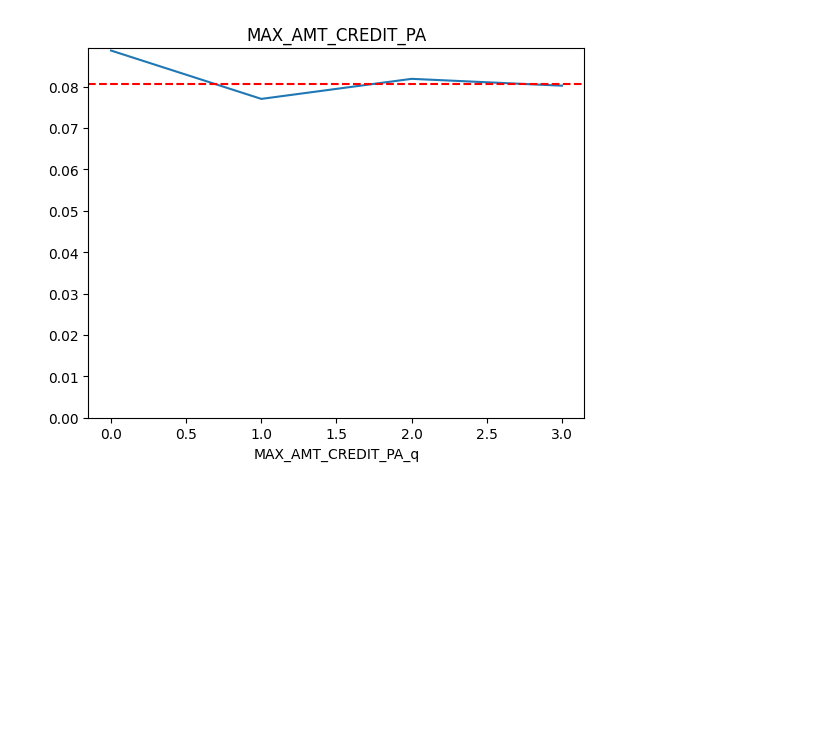
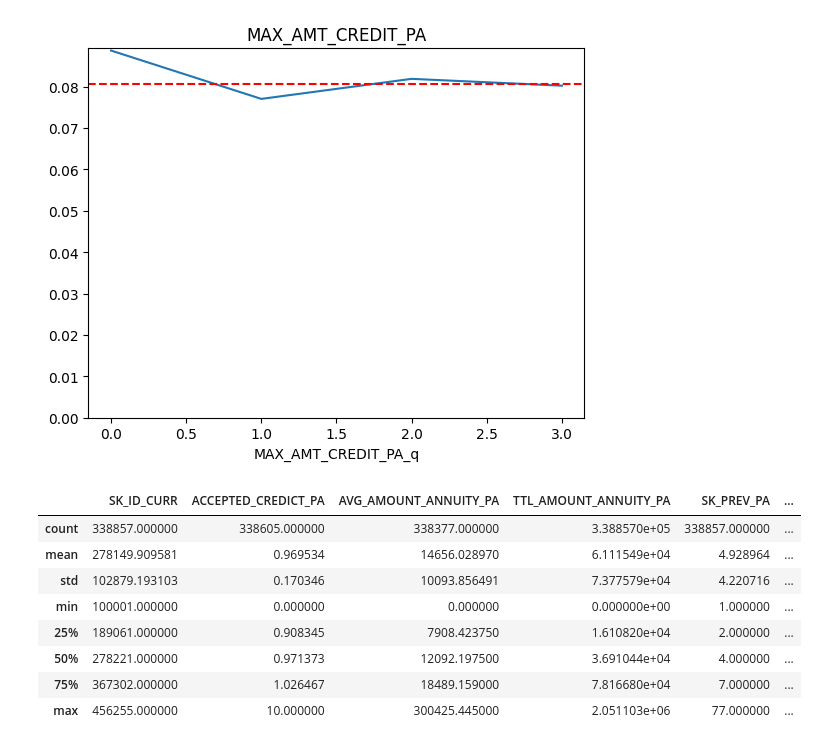
Before and after one commit to diegodinizf/loan_risk_prediction, a Jupyter notebook: notebook/feature_engineering/04-eda-prev-application.ipynb, the cells around one changed output. Cells and saved outputs as stored; diff of their text form; code cells hidden in the pictures; blank space fills up the shorter version.

```diff
--- a/notebook/feature_engineering/04-eda-prev-application.ipynb
+++ b/notebook/feature_engineering/04-eda-prev-application.ipynb
@@ -8,4 +8,4 @@ import numpy as np
 # %% [markdown]
 ## 0.1 Data Load
 # %%
-df_raw = pd.read_csv('../../projeto/data_raw/previous_application.csv')
+df_raw = pd.read_csv('../../projeto/data/raw/previous_application.csv')
@@ -134,6 +136,8 @@ def installments_payments_feature_engineering(df_cleaned):
     df_featured = df_cleaned.copy()
 
     df_featured['ACCEPTED_CREDIT_PA'] = df_featured['AMT_APPLICATION'] / df_featured['AMT_CREDIT']
+
+    df_featured['ACCEPTED_CREDIT_PA'] = df_featured.apply(lambda x: np.nan if x['AMT_CREDIT'] == 0 else x['ACCEPTED_CREDIT_PA'], axis = 1)
 
     df_featured = df_featured.groupby(['SK_ID_CURR']).agg(ACCEPTED_CREDICT_PA = ('ACCEPTED_CREDIT_PA','mean'),
                                                           LAST_CONTRACT_STATUS_PA = ('NAME_CONTRACT_STATUS','last'),
@@ -186,0 +191,12 @@ df_featured.to_parquet('../../projeto/data_featured/previous_application.parquet
+# %%
+df_featured.describe()
+# %% [output]
+|  | SK_ID_CURR | ACCEPTED_CREDICT_PA | AVG_AMOUNT_ANNUITY_PA | TTL_AMOUNT_ANNUITY_PA | SK_PREV_PA | ... |
+| count | 338857.000000 | 338605.000000 | 338377.000000 | 3.388570e+05 | 338857.000000 | ... |
+| mean | 278149.909581 | 0.969534 | 14656.028970 | 6.111549e+04 | 4.928964 | ... |
+| std | 102879.193103 | 0.170346 | 10093.856491 | 7.377579e+04 | 4.220716 | ... |
+| min | 100001.000000 | 0.000000 | 0.000000 | 0.000000e+00 | 1.000000 | ... |
+| 25% | 189061.000000 | 0.908345 | 7908.423750 | 1.610820e+04 | 2.000000 | ... |
+| 50% | 278221.000000 | 0.971373 | 12092.197500 | 3.691044e+04 | 4.000000 | ... |
+| 75% | 367302.000000 | 1.026467 | 18489.159000 | 7.816680e+04 | 7.000000 | ... |
+| max | 456255.000000 | 10.000000 | 300425.445000 | 2.051103e+06 | 77.000000 | ... |
```
Also changed, not shown: parts of 4 cells of this notebook, 6 other files.
